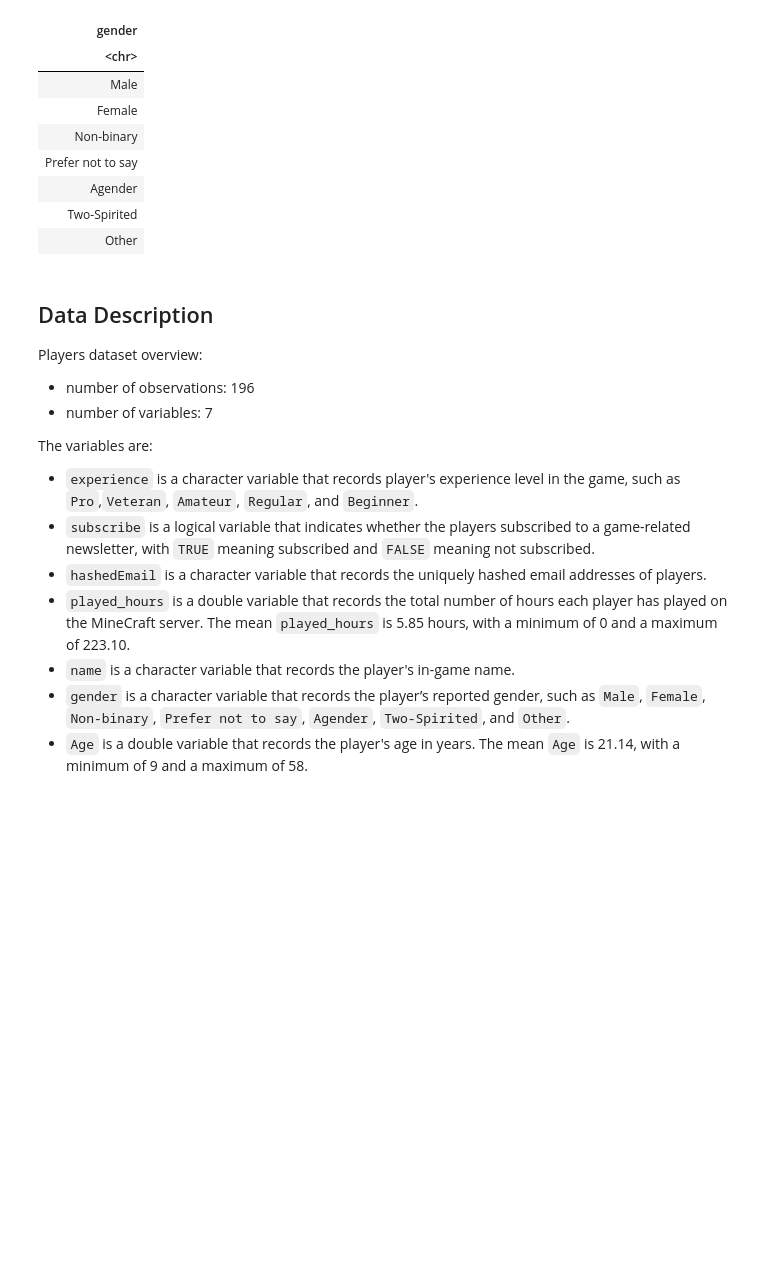
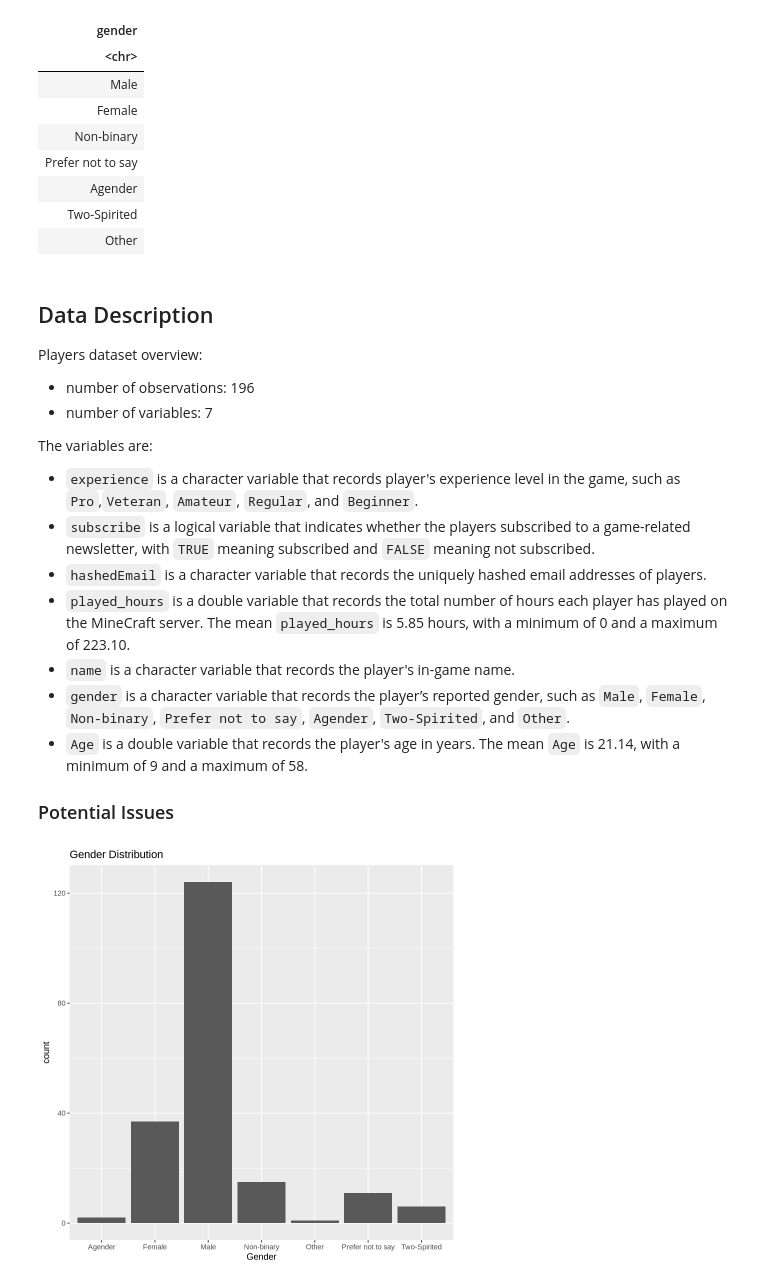
Before and after one commit to Yifan669/Project_individual_plan, a Jupyter notebook: individual project planning.ipynb, the cells around one changed output. Drawn from its saved outputs; the diff is of its cells as text; code cells hidden in the pictures; blank space fills up the shorter version.

```diff
--- a/individual project planning.ipynb
+++ b/individual project planning.ipynb
@@ -113,3 +113,14 @@ The variables are:
 + `name` is a character variable that records the player's in-game name.
 + `gender` is a character variable that records the player’s reported gender, such as `Male`, `Female`, `Non-binary`, `Prefer not to say`, `Agender`, `Two-Spirited`, and `Other`.
 + `Age` is a double variable that records the player's age in years. The mean `Age` is 21.14, with a minimum of 9 and a maximum of 58.
+
+### Potential Issues
+# %%
+gender_distribution <- players |>
+ggplot(aes(x = gender)) +
+geom_bar() +
+xlab("Gender") +
+ggtitle("Gender Distribution")
+gender_distribution
+# %% [output]
+[figure, added]
```
Also changed, not shown: parts of 3 cells of this notebook.
